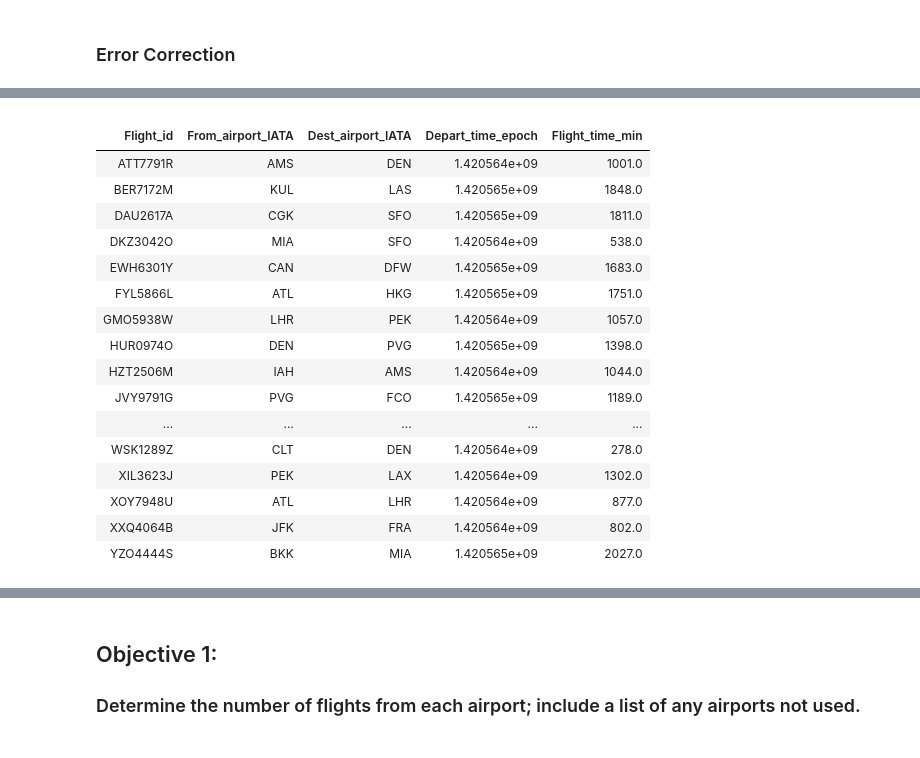
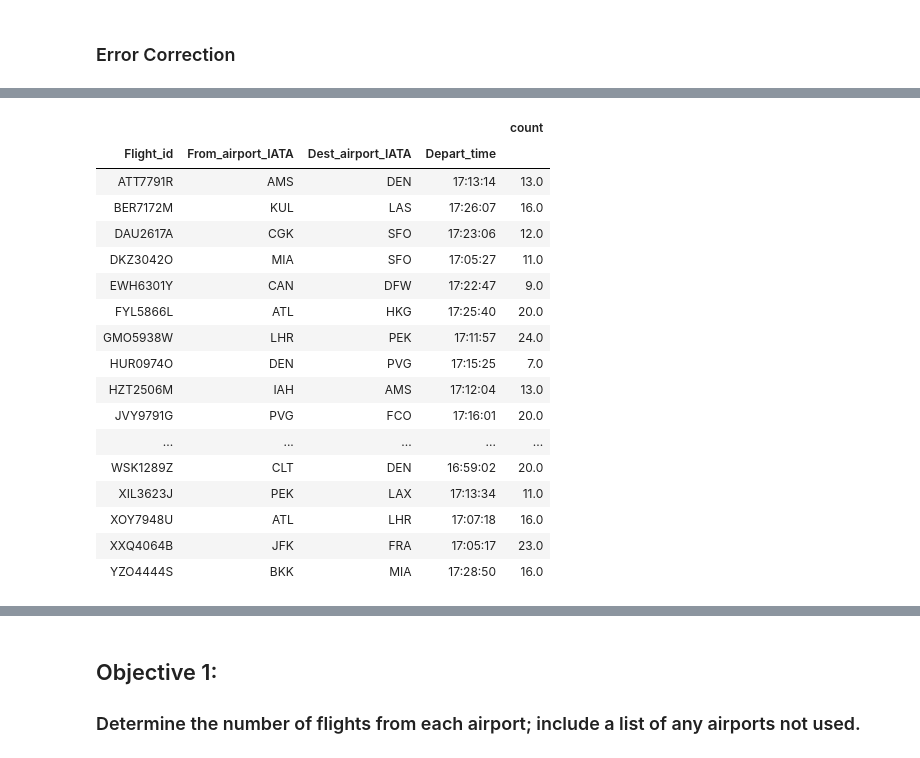
Before and after one commit to bloomfield-analysis/jk800839, a Jupyter notebook: CSMCC16 Flight Assignment JK800839.ipynb, the cells around one changed output, grey strips where cells are left out. Cells and saved outputs as stored; diff of their text form; code cells hidden in the pictures.

```diff
--- a/CSMCC16 Flight Assignment JK800839.ipynb
+++ b/CSMCC16 Flight Assignment JK800839.ipynb
@@ -197,29 +218,28 @@ flight_only_data = merge_with_dest[['Flight_id'
                         ]]
-# %%
-#airport_only_grp =
-flight_only_data.groupby(['Flight_id'
-                          ,'From_airport_IATA'
-                      ,'Dest_airport_IATA'
-                      ,'Depart_time_epoch'
-                      ,'Flight_time_min'
-                         ]).count()
-#airport_only_grp
-# %% [output]
-|  |  |  |  |  |
-| Flight_id | From_airport_IATA | Dest_airport_IATA | Depart_time_epoch | Flight_time_min |
-| ATT7791R | AMS | DEN | 1.420564e+09 | 1001.0 |
-| BER7172M | KUL | LAS | 1.420565e+09 | 1848.0 |
-| DAU2617A | CGK | SFO | 1.420565e+09 | 1811.0 |
-| DKZ3042O | MIA | SFO | 1.420564e+09 | 538.0 |
-| EWH6301Y | CAN | DFW | 1.420565e+09 | 1683.0 |
-| FYL5866L | ATL | HKG | 1.420565e+09 | 1751.0 |
-| GMO5938W | LHR | PEK | 1.420564e+09 | 1057.0 |
-| HUR0974O | DEN | PVG | 1.420565e+09 | 1398.0 |
-| HZT2506M | IAH | AMS | 1.420564e+09 | 1044.0 |
-| JVY9791G | PVG | FCO | 1.420565e+09 | 1189.0 |
-| ... | ... | ... | ... | ... |
-| WSK1289Z | CLT | DEN | 1.420564e+09 | 278.0 |
-| XIL3623J | PEK | LAX | 1.420564e+09 | 1302.0 |
-| XOY7948U | ATL | LHR | 1.420564e+09 | 877.0 |
-| XXQ4064B | JFK | FRA | 1.420564e+09 | 802.0 |
-| YZO4444S | BKK | MIA | 1.420565e+09 | 2027.0 |
+# %%
+#Group data to see total flights
+flight_only_data = flight_only_data.groupby(['Flight_id'
+                        ,'From_airport_IATA'
+                      ,'Dest_airport_IATA'
+                      ,'Depart_time'
+                         ]).sum()
+flight_only_data
+# %% [output]
+|  |  |  |  | count |
+| Flight_id | From_airport_IATA | Dest_airport_IATA | Depart_time |  |
+| ATT7791R | AMS | DEN | 17:13:14 | 13.0 |
+| BER7172M | KUL | LAS | 17:26:07 | 16.0 |
+| DAU2617A | CGK | SFO | 17:23:06 | 12.0 |
+| DKZ3042O | MIA | SFO | 17:05:27 | 11.0 |
+| EWH6301Y | CAN | DFW | 17:22:47 | 9.0 |
+| FYL5866L | ATL | HKG | 17:25:40 | 20.0 |
+| GMO5938W | LHR | PEK | 17:11:57 | 24.0 |
+| HUR0974O | DEN | PVG | 17:15:25 | 7.0 |
+| HZT2506M | IAH | AMS | 17:12:04 | 13.0 |
+| JVY9791G | PVG | FCO | 17:16:01 | 20.0 |
+| ... | ... | ... | ... | ... |
+| WSK1289Z | CLT | DEN | 16:59:02 | 20.0 |
+| XIL3623J | PEK | LAX | 17:13:34 | 11.0 |
+| XOY7948U | ATL | LHR | 17:07:18 | 16.0 |
+| XXQ4064B | JFK | FRA | 17:05:17 | 23.0 |
+| YZO4444S | BKK | MIA | 17:28:50 | 16.0 |
```
Also changed, not shown: parts of 51 cells of this notebook.
